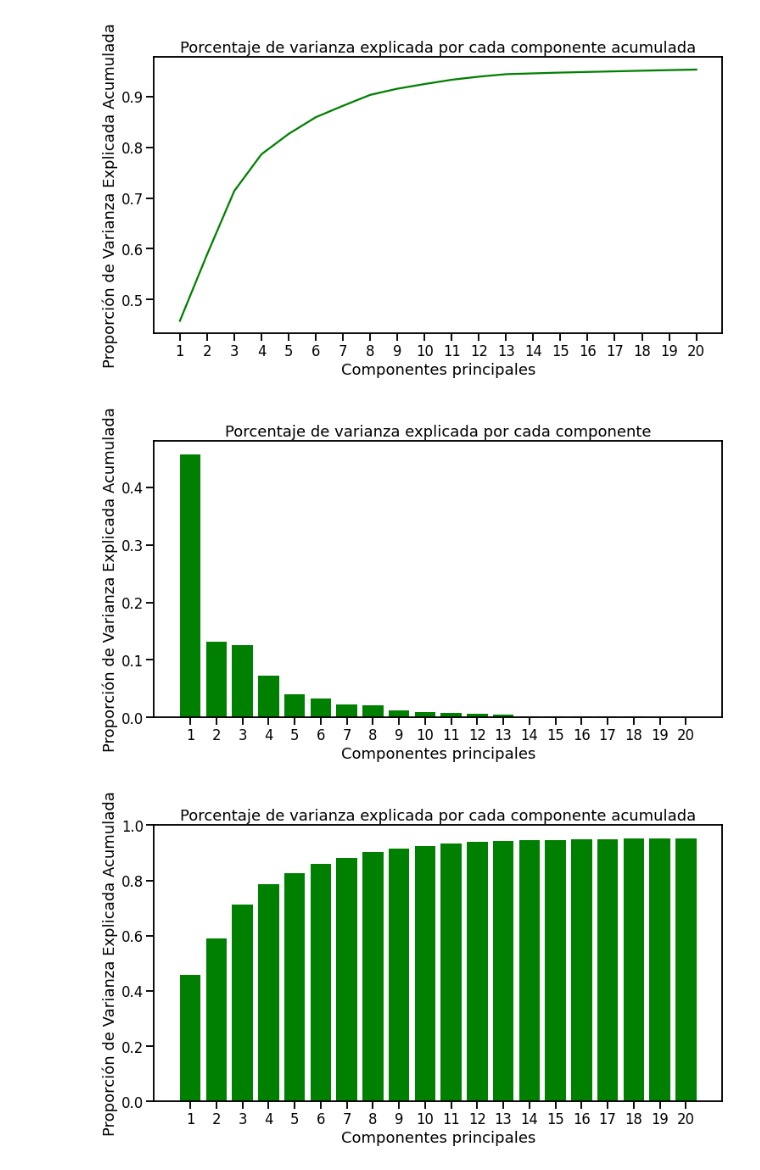
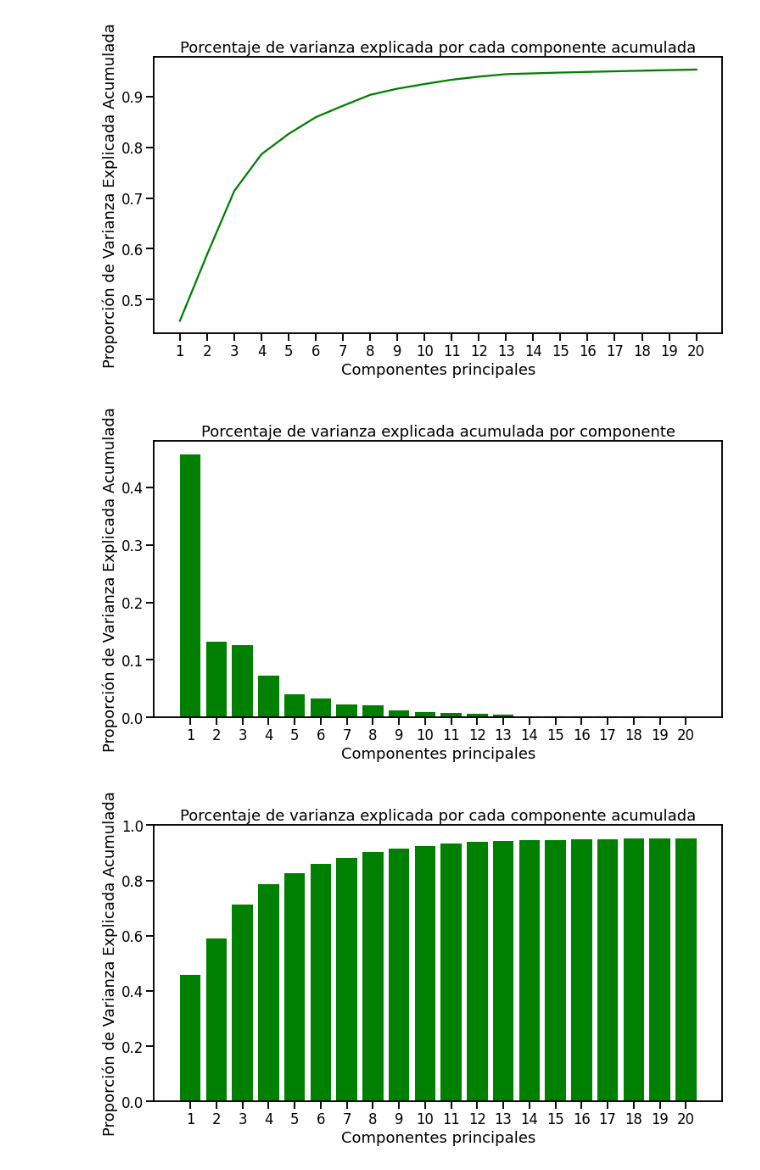
Before and after one commit to CHRISTIANDAGATTI/AEyCD---Grupo-9, a Jupyter notebook: Entregable_Parte_2_2022.ipynb, the cells around one changed output. Saved outputs shown, nothing was run; the diff lists cells and outputs as text; code cells hidden in the pictures.

```diff
--- a/Entregable_Parte_2_2022.ipynb
+++ b/Entregable_Parte_2_2022.ipynb
@@ -514,16 +514,16 @@ plt.show()
 # %% [output]
 [figure]
 # %%
-# Varianza explicada por cada componente
+
 eje_y = prop_var_expl
 fig,ax = plt.subplots(figsize = [12,6])
 plt.bar([str(i) for i in range(1,n_comp+1)], eje_y, color="green")
 plt.xlabel('Componentes principales')
-ax.set_title('Porcentaje de varianza explicada por cada componente')
+ax.set_title('Porcentaje de varianza explicada acumulada por componente')
 plt.ylabel("Proporción de Varianza Explicada Acumulada")
 plt.show()
 # %% [output]
-[figure, old version]
+[figure, new version]
 # %%
 eje_y = np.cumsum(prop_var_expl)
 fig,ax = plt.subplots(figsize = [12,6])
```
Also changed, not shown: parts of 1 cell of this notebook.
